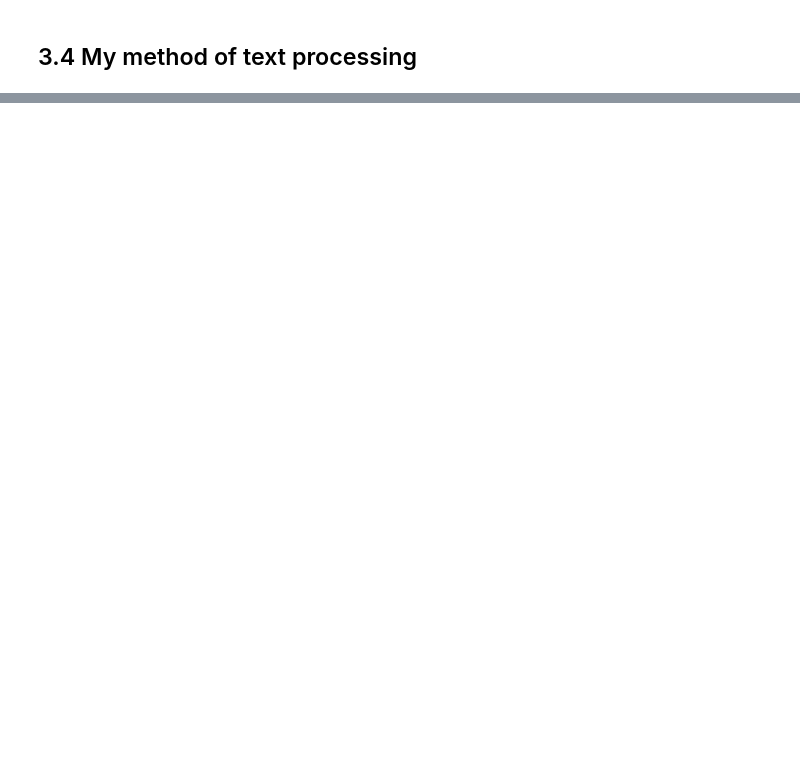
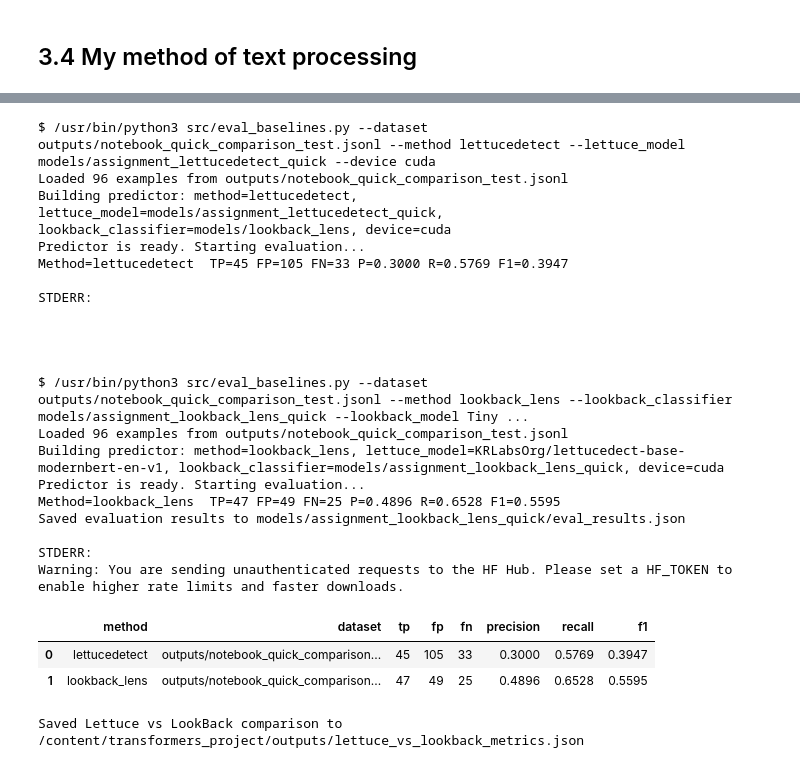
Before and after one commit to Eroouu/transformers_project, a Jupyter notebook: assignment_template.ipynb, the cells around one changed output, grey strips where cells are left out. Drawn from its saved outputs; the diff is of its cells as text; code cells hidden in the pictures; blank space fills up the shorter version.

```diff
--- a/assignment_template.ipynb
+++ b/assignment_template.ipynb
@@ -270,0 +484,43 @@ print(f"Saved metrics to {results_path.resolve()}")
+# %%
+# Direct LettuceDetect vs LookBack Lens comparison on the same data.
+
+comparison_results = []
+comparison_results.append(
+    run_eval("lettucedetect", COMPARISON_DATASET, lettuce_model=LETTUCE_OUTPUT_DIR)
+)
+comparison_results.append(
+    run_eval("lookback_lens", COMPARISON_DATASET, lookback_classifier=LOOKBACK_DIR, lookback_model=LOOKBACK_MODEL)
+)
+
+comparison_df = pd.DataFrame(comparison_results)
+display(comparison_df[["method", "dataset", "tp", "fp", "fn", "precision", "recall", "f1"]])
+
+comparison_path = Path("outputs") / "lettuce_vs_lookback_metrics.json"
+comparison_path.parent.mkdir(exist_ok=True)
+comparison_path.write_text(json.dumps(comparison_results, indent=2), encoding="utf-8")
+print(f"Saved Lettuce vs LookBack comparison to {comparison_path.resolve()}")
+# %% [output]
+$ /usr/bin/python3 src/eval_baselines.py --dataset outputs/notebook_quick_comparison_test.jsonl --method lettucedetect --lettuce_model models/assignment_lettucedetect_quick --device cuda
+Loaded 96 examples from outputs/notebook_quick_comparison_test.jsonl
+Building predictor: method=lettucedetect, lettuce_model=models/assignment_lettucedetect_quick, lookback_classifier=models/lookback_lens, device=cuda
+Predictor is ready. Starting evaluation...
+Method=lettucedetect  TP=45 FP=105 FN=33 P=0.3000 R=0.5769 F1=0.3947
+
+STDERR:
+
+
+
+
+$ /usr/bin/python3 src/eval_baselines.py --dataset outputs/notebook_quick_comparison_test.jsonl --method lookback_lens --lookback_classifier models/assignment_lookback_lens_quick --lookback_model Tiny ...
+Loaded 96 examples from outputs/notebook_quick_comparison_test.jsonl
+Building predictor: method=lookback_lens, lettuce_model=KRLabsOrg/lettucedect-base-modernbert-en-v1, lookback_classifier=models/assignment_lookback_lens_quick, device=cuda
+Predictor is ready. Starting evaluation...
+Method=lookback_lens  TP=47 FP=49 FN=25 P=0.4896 R=0.6528 F1=0.5595
+Saved evaluation results to models/assignment_lookback_lens_quick/eval_results.json
+
+STDERR:
+Warning: You are sending unauthenticated requests to the HF Hub. Please set a HF_TOKEN to enable higher rate limits and faster downloads.
+|  | method | dataset | tp | fp | fn | precision | recall | f1 |
+| 0 | lettucedetect | outputs/notebook_quick_comparison... | 45 | 105 | 33 | 0.3000 | 0.5769 | 0.3947 |
+| 1 | lookback_lens | outputs/notebook_quick_comparison... | 47 | 49 | 25 | 0.4896 | 0.6528 | 0.5595 |
+Saved Lettuce vs LookBack comparison to /content/transformers_project/outputs/lettuce_vs_lookback_metrics.json
```
Also changed, not shown: parts of 19 cells of this notebook, 1 other file.
